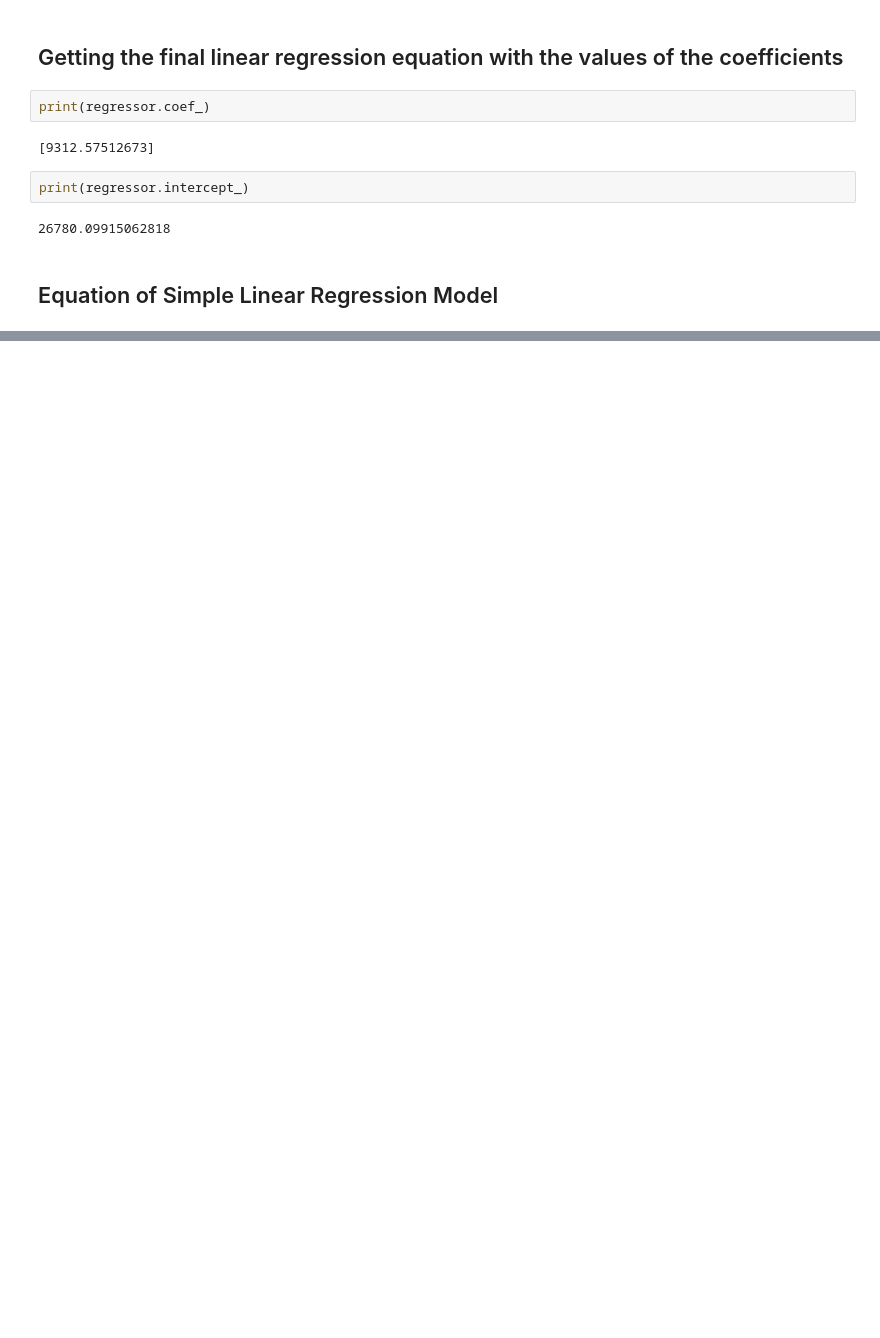
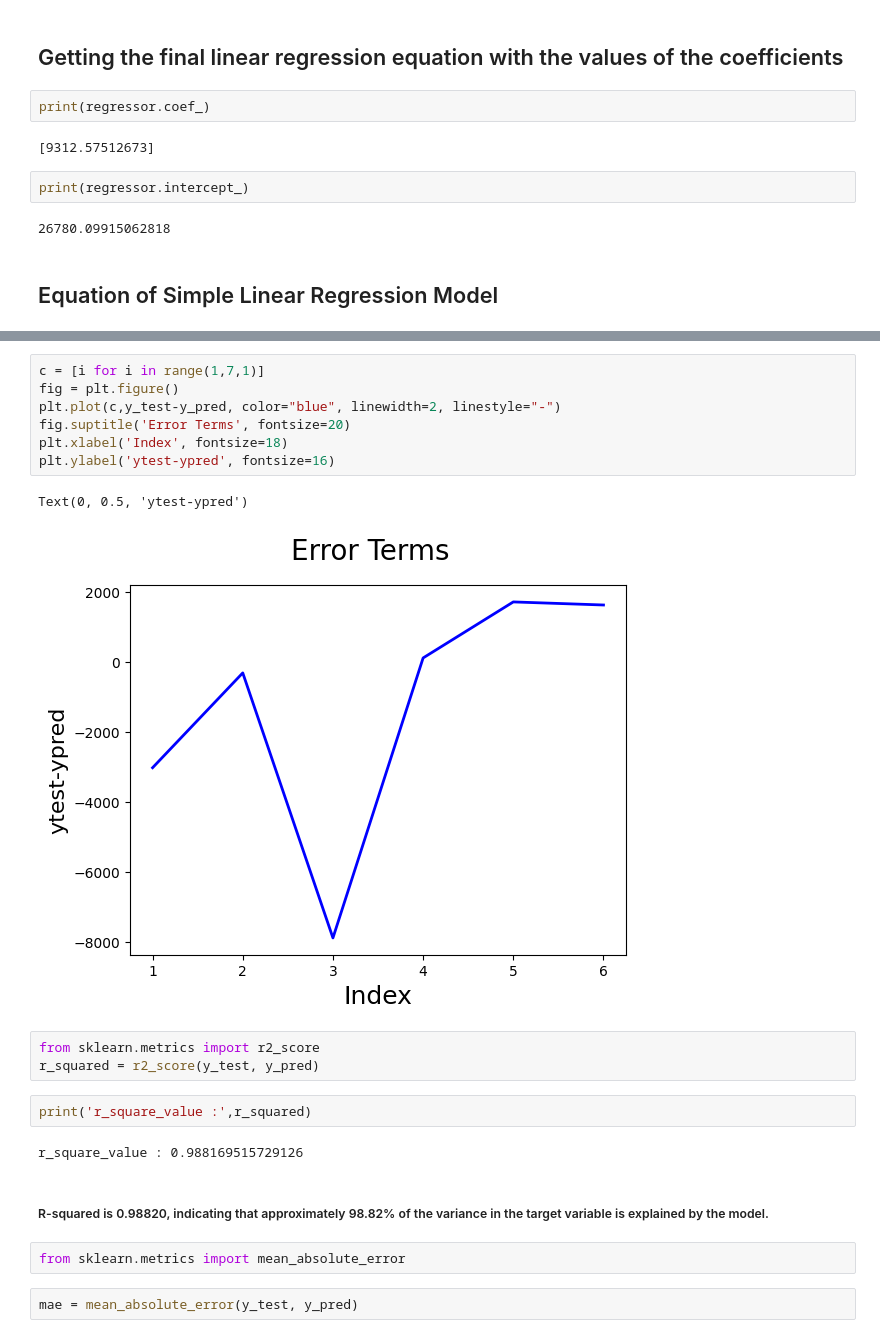
Before and after one commit to JunaidSalim/Machine_Learning_A-Z, a Jupyter notebook: Part 2 - Regression/Section 4 - Simple Linear Regression/main.ipynb, the cells around one changed output, grey strips where cells are left out. Saved outputs shown, nothing was run; the diff lists cells and outputs as text; blank space fills up the shorter version.

```diff
--- a/Part 2 - Regression/Section 4 - Simple Linear Regression/main.ipynb
+++ b/Part 2 - Regression/Section 4 - Simple Linear Regression/main.ipynb
@@ -75,0 +93,23 @@ Salary = 9312.575 * Experience + 26780.099
+# %%
+c = [i for i in range(1,7,1)]
+fig = plt.figure()
+plt.plot(c,y_test-y_pred, color="blue", linewidth=2, linestyle="-")
+fig.suptitle('Error Terms', fontsize=20)
+plt.xlabel('Index', fontsize=18)
+plt.ylabel('ytest-ypred', fontsize=16)
+# %% [output]
+Text(0, 0.5, 'ytest-ypred')
+[figure, added]
+# %%
+from sklearn.metrics import r2_score
+r_squared = r2_score(y_test, y_pred)
+# %%
+print('r_square_value :',r_squared)
+# %% [output]
+r_square_value : 0.988169515729126
+# %% [markdown]
+##### R-squared is 0.98820, indicating that approximately 98.82% of the variance in the target variable is explained by the model.
+# %%
+from sklearn.metrics import mean_absolute_error
+# %%
+mae = mean_absolute_error(y_test, y_pred)
```
Also changed, not shown: parts of 7 cells of this notebook.
